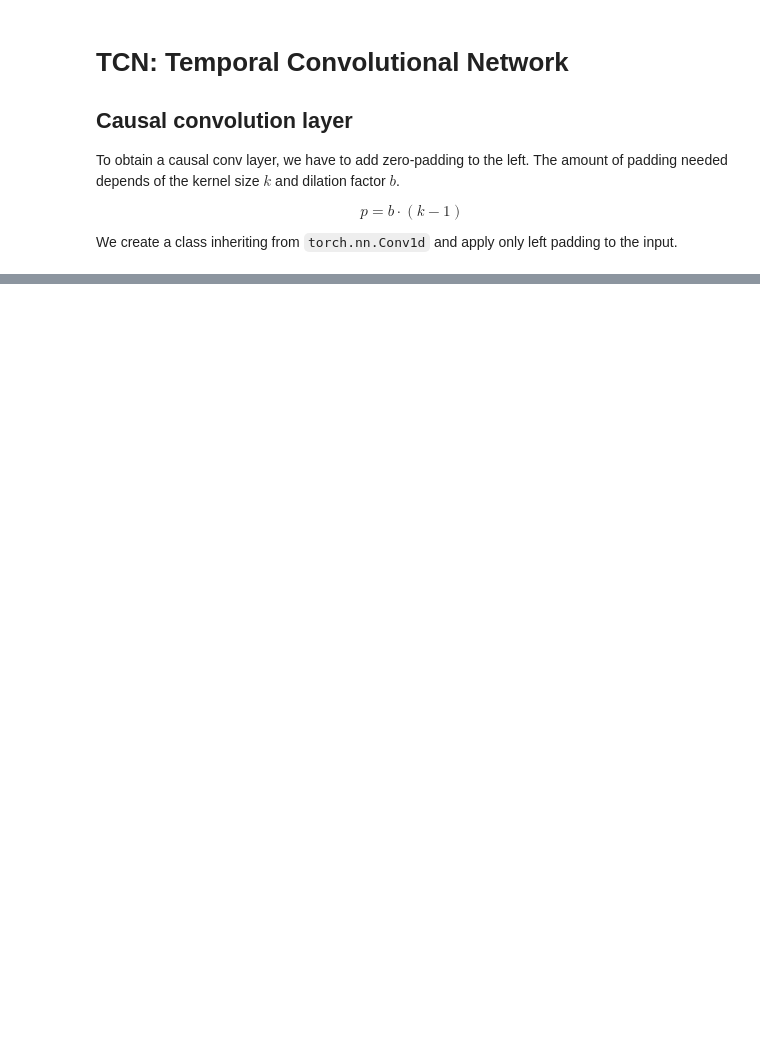
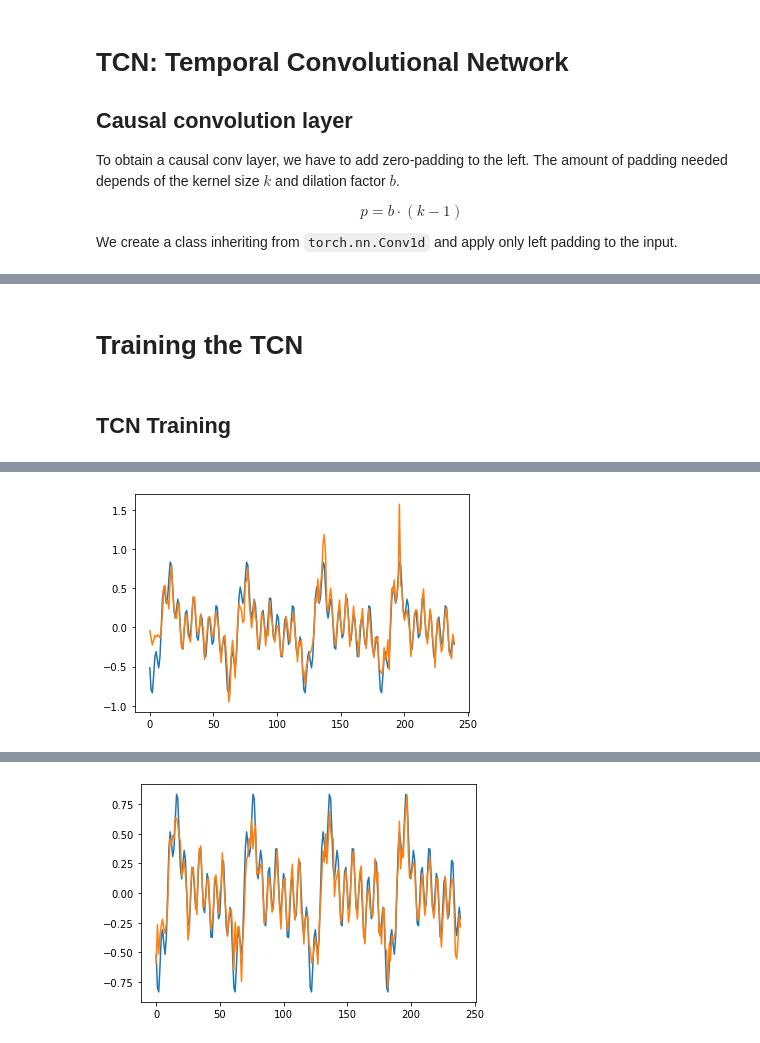
Before and after one commit to fcaspe/sequential_things, a Jupyter notebook: autoregressive_things.ipynb, the cells around one changed output, grey strips where cells are left out. Saved outputs shown, nothing was run; the diff lists cells and outputs as text; code cells hidden in the pictures; blank space fills up the shorter version.

```diff
--- a/autoregressive_things.ipynb
+++ b/autoregressive_things.ipynb
@@ -554,13 +455,0 @@ plt.show()
-# %%
-dilation_base = 2
-kernel_size = 3
-n_blocks = 3
-dilation_factor = (dilation_base**n_blocks-1)/(dilation_base-1)
-P = 1 + 2*(kernel_size-1)*dilation_factor
-print("Receptive field: {}".format(P))
-
-arg = ( (P-1)*(dilation_base-1) )/( (kernel_size-1)*2 )
-n = int(math.log(arg, dilation_base) + 1)
-print("N_layers : {}".format(n))
-
-train_and_test_TCN(n_blocks,1,32,1,kernel_size,dilation_base,train_data=train_samples,target=test_samples,epochs=2000,device=dev)
@@ -580,0 +456,2 @@ print("Output size: {}".format(net(b).size()))
+# %% [markdown]
+# Training the TCN
@@ -580,0 +520,27 @@ print("Output size: {}".format(net(b).size()))
+# %%
+def train_and_test_TCN(n_blocks,in_channels,hidden_channels,out_channels,kernel_size,dilation_base,train_data,target,epochs,device):
+
+    net = TCN_net(n_blocks,in_channels,hidden_channels,out_channels,kernel_size,dilation_base)
+    net = net.to(device)
+    model_parameters = filter(lambda p: p.requires_grad, net.parameters())
+    params = sum([np.prod(p.size()) for p in model_parameters])
+    print("[INFO] Number of parameters: {}".format(params))
+    tcn_train(net,epochs,train_data,target,device)
+
+    tcn_evaluate_on_data(net,train_data,target,device,plot=True)
+# %% [markdown]
+## TCN Training
+# %%
+dilation_base = 2
+kernel_size = 3
+n_blocks = 2
+dilation_factor = (dilation_base**n_blocks-1)/(dilation_base-1)
+P = 1 + 2*(kernel_size-1)*dilation_factor
+print("Receptive field: {}".format(P))
+
+arg = ( (P-1)*(dilation_base-1) )/( (kernel_size-1)*2 )
+n = int(math.log(arg, dilation_base) + 1)
+print("N_layers : {}".format(n))
+
+train_and_test_TCN(n_blocks,1,32,1,kernel_size,dilation_base,train_data=train_samples,target=test_samples,epochs=2000,device=dev)
+# %% [output]
@@ -580,0 +560 @@ print("Output size: {}".format(net(b).size()))
+[figure, added]
@@ -580,0 +573 @@ print("Output size: {}".format(net(b).size()))
+[figure, added]
```
Also changed, not shown: parts of 27 cells of this notebook.
